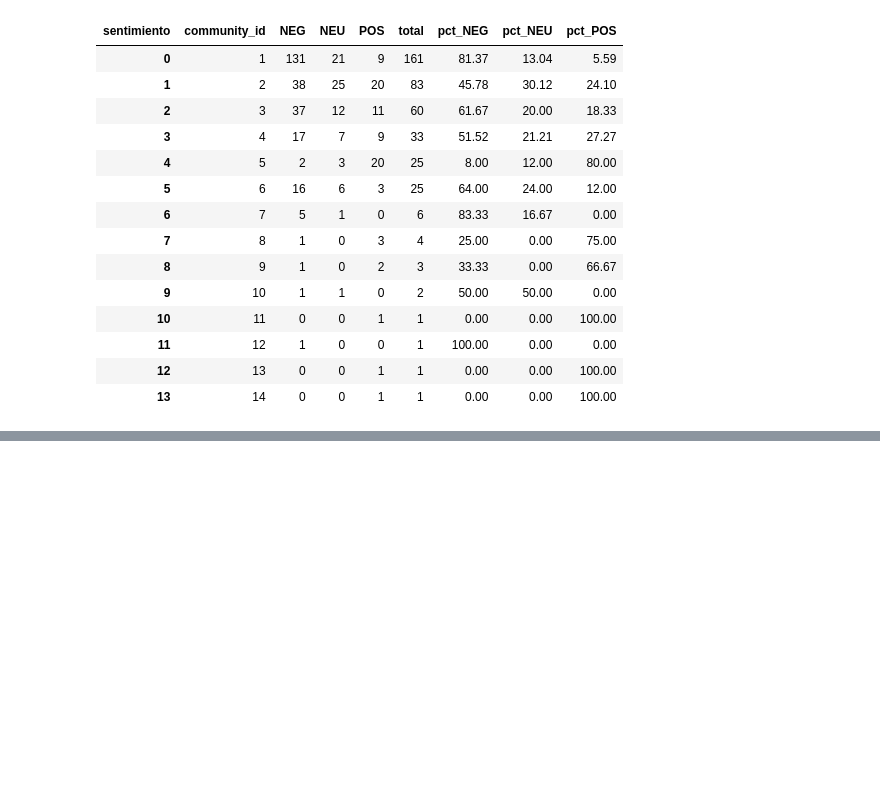
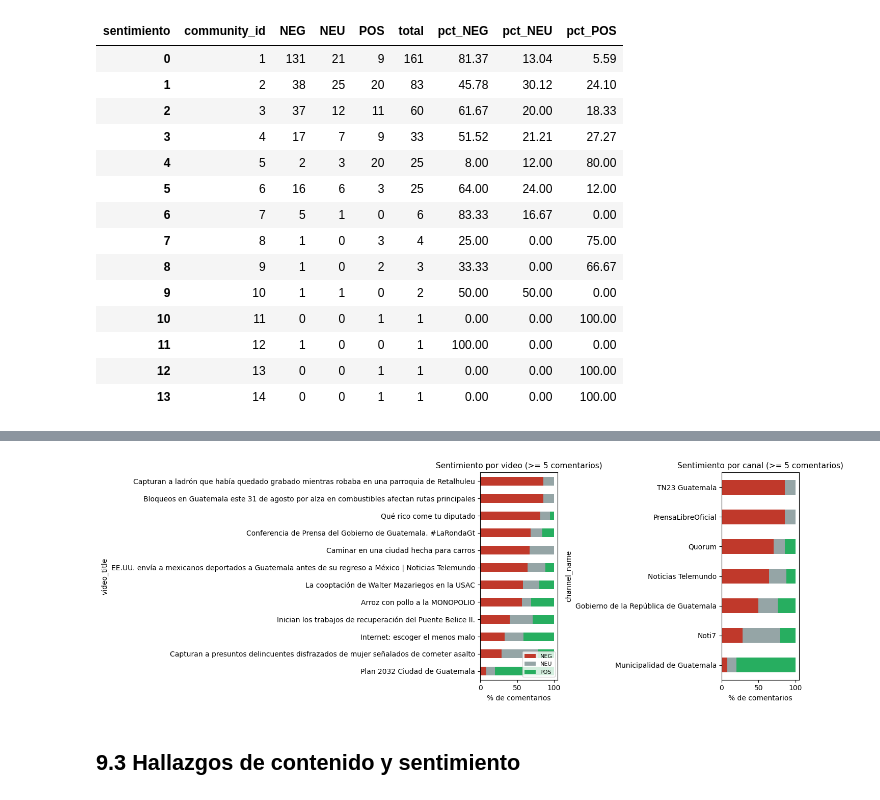
Before and after one commit to belennmm/DataS_Lab6_RedesSociales, a Jupyter notebook: Lab6_Proyecciones.ipynb, the cells around one changed output, grey strips where cells are left out. Saved outputs shown, nothing was run; the diff lists cells and outputs as text; code cells hidden in the pictures; blank space fills up the shorter version.

```diff
--- a/Lab6_Proyecciones.ipynb
+++ b/Lab6_Proyecciones.ipynb
@@ -1364,0 +1767,22 @@ resumen_sentimiento_comunidad.head(14)
+# %%
+MIN_COMENTARIOS = 5
+
+def resumen_sentimiento(df, columna_grupo, min_n=MIN_COMENTARIOS):
+    tabla = (
+        df.dropna(subset=['sentimiento'])
+        .groupby(columna_grupo)['sentimiento']
+        .value_counts()
+        .unstack(fill_value=0)
+    )
+    for col in ['NEG', 'NEU', 'POS']:
+        if col not in tabla.columns:
+            tabla[col] = 0
+    tabla['total'] = tabla[['NEG', 'NEU', 'POS']].sum(axis=1)
+    for col in ['NEG', 'NEU', 'POS']:
+        tabla[f'pct_{col}'] = (100 * tabla[col] / tabla['total']).round(1)
+    return tabla[tabla['total'] >= min_n].sort_values('total', ascending=False)
+
+sentimiento_por_video = resumen_sentimiento(comments_sent, 'video_title')
+sentimiento_por_video.to_csv('fase_9_sentimiento/sentimiento_por_video.csv')
+print(f"Videos con >= {MIN_COMENTARIOS} comentarios: {len(sentimiento_por_video)}")
+sentimiento_por_video
@@ -1364,0 +1805,5 @@ resumen_sentimiento_comunidad.head(14)
+# %%
+sentimiento_por_canal = resumen_sentimiento(comments_sent, 'channel_name')
+sentimiento_por_canal.to_csv('fase_9_sentimiento/sentimiento_por_canal.csv')
+print(f"Canales con >= {MIN_COMENTARIOS} comentarios: {len(sentimiento_por_canal)}")
+sentimiento_por_canal
@@ -1364,0 +1821,21 @@ resumen_sentimiento_comunidad.head(14)
+# %%
+fig, axes = plt.subplots(1, 2, figsize=(14, 5))
+
+for ax, tabla, titulo in [
+    (axes[0], sentimiento_por_video, 'Sentimiento por video (>= %d comentarios)' % MIN_COMENTARIOS),
+    (axes[1], sentimiento_por_canal, 'Sentimiento por canal (>= %d comentarios)' % MIN_COMENTARIOS),
+]:
+    tabla_pct = tabla[['pct_NEG', 'pct_NEU', 'pct_POS']].sort_values('pct_NEG')
+    tabla_pct.plot(kind='barh', stacked=True, ax=ax,
+                    color=[colores['NEG'], colores['NEU'], colores['POS']], legend=False)
+    ax.set_title(titulo, fontsize=11)
+    ax.set_xlabel('% de comentarios')
+
+axes[0].legend(['NEG', 'NEU', 'POS'], loc='lower right', fontsize=8)
+plt.tight_layout()
+plt.savefig('graficos/11_sentimiento_video_canal.png', dpi=150)
+plt.show()
+# %% [output]
+[figure, added]
+# %% [markdown]
+## 9.3 Hallazgos de contenido y sentimiento
```
Also changed, not shown: parts of 30 cells of this notebook, 7 other files.
